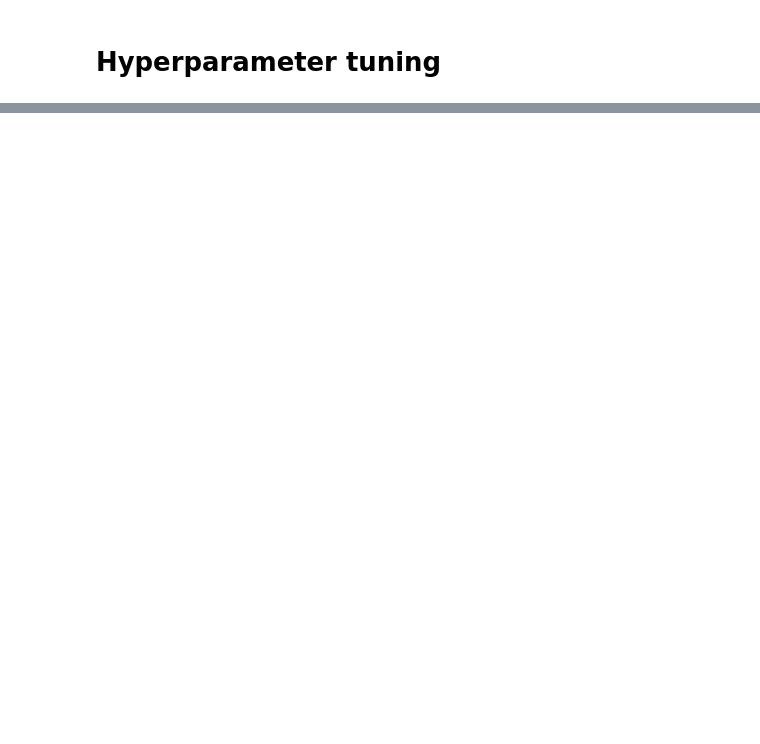
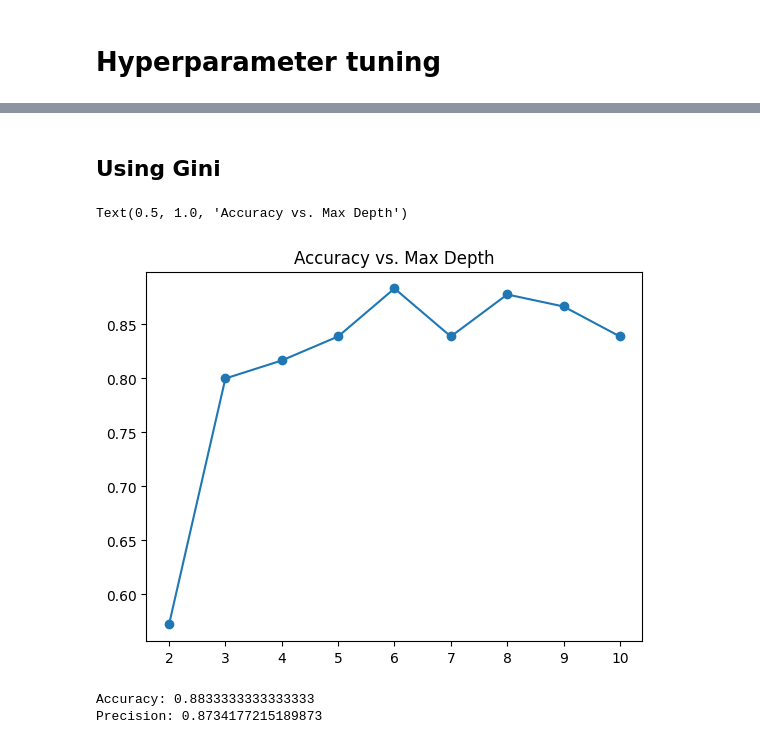
Before and after one commit to Phanuruj3146/KMITL, a Jupyter notebook: Year3/DataAnalysis/Lab9/decisionTree.ipynb, the cells around one changed output, grey strips where cells are left out. Drawn from its saved outputs; the diff is of its cells as text; code cells hidden in the pictures; blank space fills up the shorter version.

Commit message:
add markdown in decision tree

```diff
--- a/Year3/DataAnalysis/Lab9/decisionTree.ipynb
+++ b/Year3/DataAnalysis/Lab9/decisionTree.ipynb
@@ -143,0 +143,17 @@ visualized_cm = ConfusionMatrixDisplay(cnf_matrix, display_labels=["0", "1"]).pl
+# %% [markdown]
+## Using Gini
+# %%
+max_depth_values = [2, 3, 4, 5, 6, 7, 8, 9, 10]
+accuracy_values = []
+for max_depth in max_depth_values:
+    clf = DecisionTreeClassifier(criterion="gini", max_depth=max_depth)
+    clf = clf.fit(X_train, y_train)
+    y_pred = clf.predict(X_test)
+    accuracy = metrics.accuracy_score(y_test, y_pred)
+    accuracy_values.append(accuracy)
+
+plt.plot(max_depth_values, accuracy_values, marker='o')
+plt.title('Accuracy vs. Max Depth')
+# %% [output]
+Text(0.5, 1.0, 'Accuracy vs. Max Depth')
+[figure, added]
@@ -143,0 +170,8 @@ visualized_cm = ConfusionMatrixDisplay(cnf_matrix, display_labels=["0", "1"]).pl
+# %%
+# Model Accuracy, how often is the classifier correct?
+print("Accuracy:",metrics.accuracy_score(y_test, y_pred))
+# Model Precision, how consistent is the classifier?
+print("Precision:",metrics.precision_score(y_test, y_pred))
+# %% [output]
+Accuracy: 0.8833333333333333
+Precision: 0.8734177215189873
```
Also changed, not shown: parts of 13 cells of this notebook, 6 other files.
